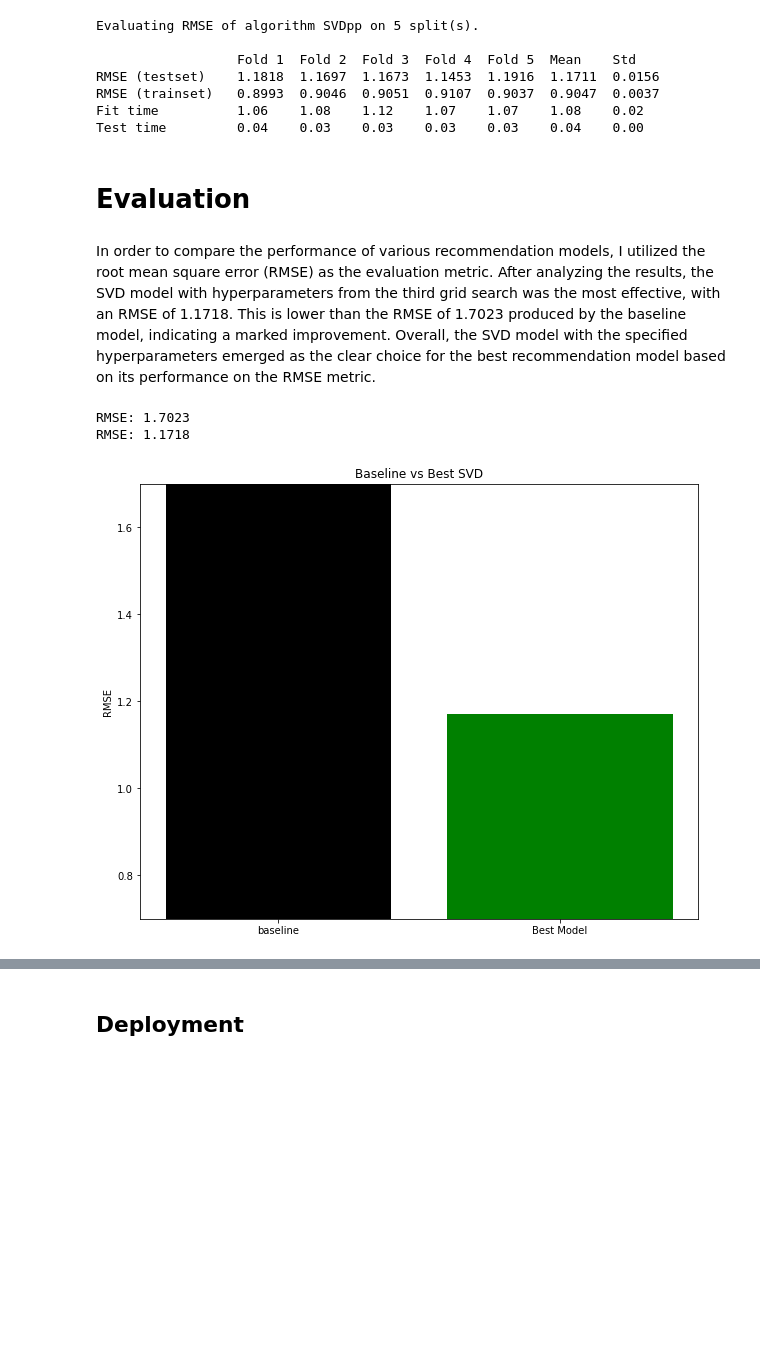
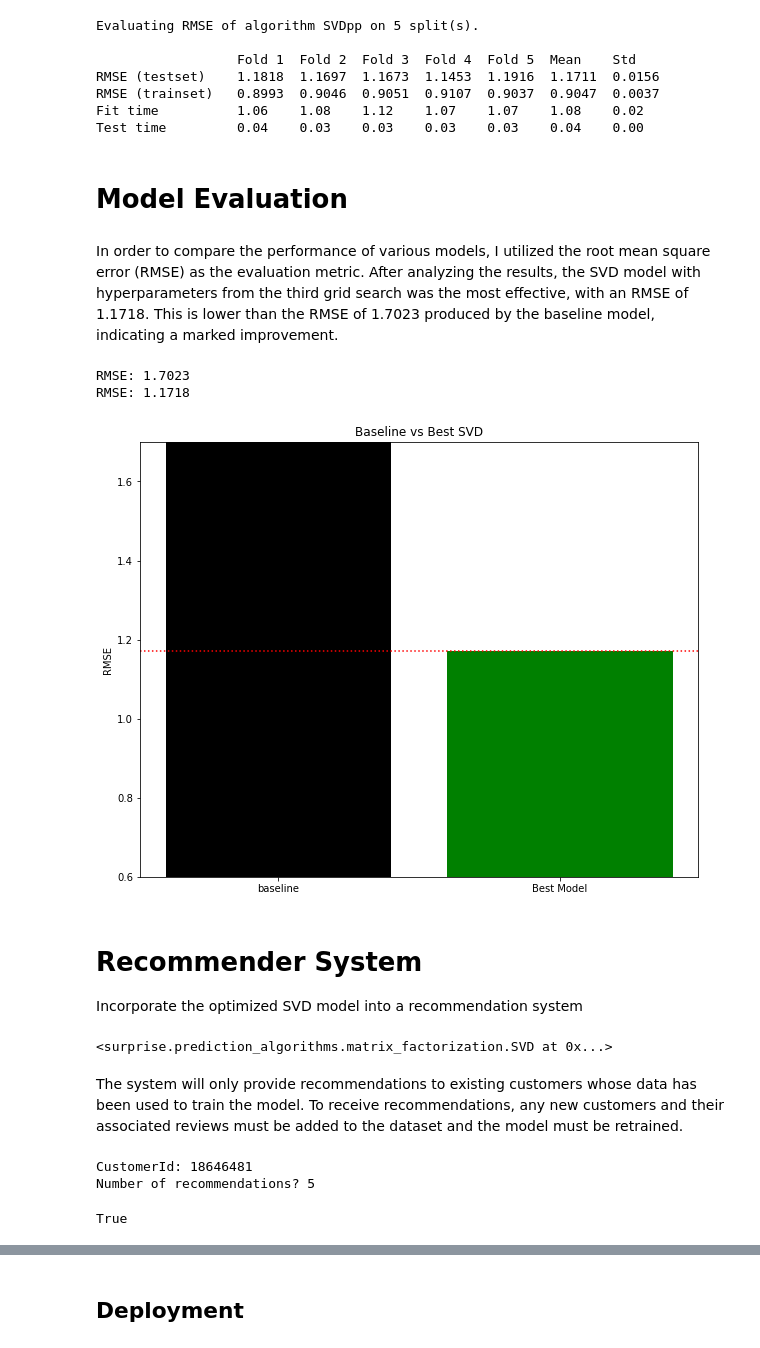
Before and after one commit to JuanMa894/VGames-rec-system, a Jupyter notebook: Data_processing_and_Collaborative_filtering.ipynb, the cells around one changed output, grey strips where cells are left out. Saved outputs shown, nothing was run; the diff lists cells and outputs as text; code cells hidden in the pictures; blank space fills up the shorter version.

Commit message:
added system function

```diff
--- a/Data_processing_and_Collaborative_filtering.ipynb
+++ b/Data_processing_and_Collaborative_filtering.ipynb
@@ -753,23 +753,37 @@ RMSE (trainset)   0.8993  0.9046  0.9051  0.9107  0.9037  0.9047  0.0037
 Fit time          1.06    1.08    1.12    1.07    1.07    1.08    0.02
 Test time         0.04    0.03    0.03    0.03    0.03    0.04    0.00
 # %% [markdown]
-# Evaluation
+# Model Evaluation
 # %% [markdown]
-In order to compare the performance of various recommendation models, I utilized the root mean square error (RMSE) as the evaluation metric. After analyzing the results, the SVD model with hyperparameters from the third grid search was the most effective, with an RMSE of 1.1718. This is lower than the RMSE of 1.7023 produced by the baseline model, indicating a marked improvement. Overall, the SVD model with the specified hyperparameters emerged as the clear choice for the best recommendation model based on its performance on the RMSE metric.
+In order to compare the performance of various models, I utilized the root mean square error (RMSE) as the evaluation metric. After analyzing the results, the SVD model with hyperparameters from the third grid search was the most effective, with an RMSE of 1.1718. This is lower than the RMSE of 1.7023 produced by the baseline model, indicating a marked improvement.
 # %%
 baseline_model_rmse = accuracy.rmse(base_pred)
 best_model_rmse = accuracy.rmse(SVD_pred_3)
 
 x = ['baseline', 'Best Model']
 y = [baseline_model_rmse, best_model_rmse]
 
 fig, ax = plt.subplots(figsize=(10,8))
 plt.bar(x, y, color=['Black', 'Green'])
-plt.ylim(0.7, 1.7)
+plt.ylim(0.6, 1.7)
+plt.axhline(y = best_model_rmse, color = 'r', linestyle = 'dotted')
 ax.set_title("Baseline vs Best SVD")
 plt.ylabel('RMSE');
-# plt.savefig('images/suprise_models_bar.png', dpi=300, bbox_inches='tight');
+# plt.savefig('images/Model_Evaluation.png', dpi=600, bbox_inches='tight');
 # %% [output]
 RMSE: 1.7023
 RMSE: 1.1718
-[figure, old version]
+[figure, new version]
+# %% [markdown]
+# Recommender System
+
+Incorporate the optimized SVD model into a recommendation system
+# %%
+# Creating a trainset in surprise format using the whole dataset
+full_trainset = data.build_full_trainset()
+
+# fit best model with full trainset
+best_model = svd_3
+best_model.fit(full_trainset)
+# %% [output]
+<surprise.prediction_algorithms.matrix_factorization.SVD at 0x...>
@@ -775,0 +794,9 @@ RMSE: 1.1718
+# %% [markdown]
+The system will only provide recommendations to existing customers whose data has been used to train the model. To receive recommendations, any new customers and their associated reviews must be added to the dataset and the model must be retrained.
+# %%
+# Use the customer ID and desired number of recommendations as input for the system
+customer = int(input('CustomerId: '))
+nRec = int(input('Number of recommendations? '))
+# %% [output]
+CustomerId: 18646481
+Number of recommendations? 5
@@ -775,0 +818,5 @@ RMSE: 1.1718
+# %%
+# not_played list shoud have lest titles than game_set
+len(not_played) < len(game_set)
+# %% [output]
+True
```
Also changed, not shown: parts of 11 cells of this notebook.
